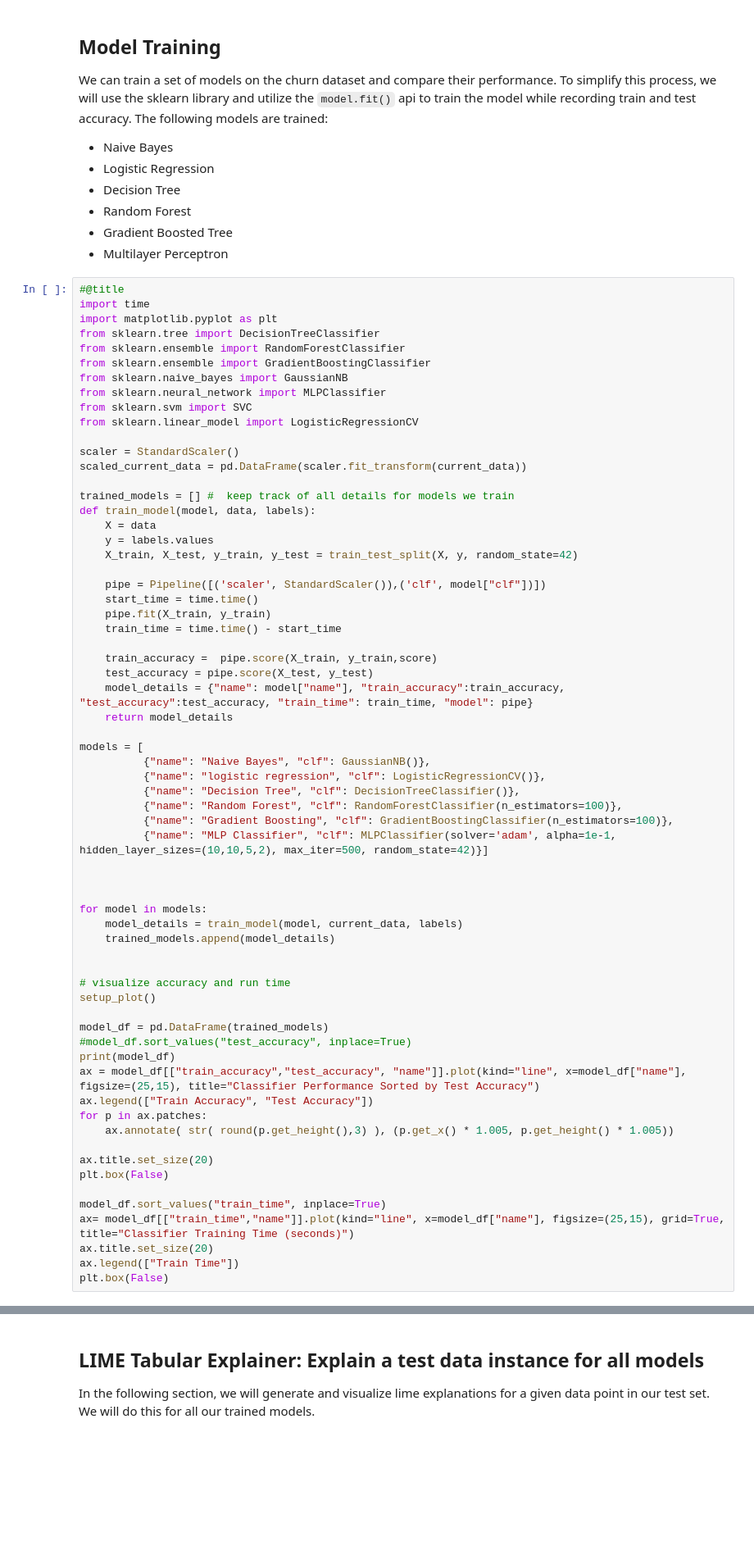
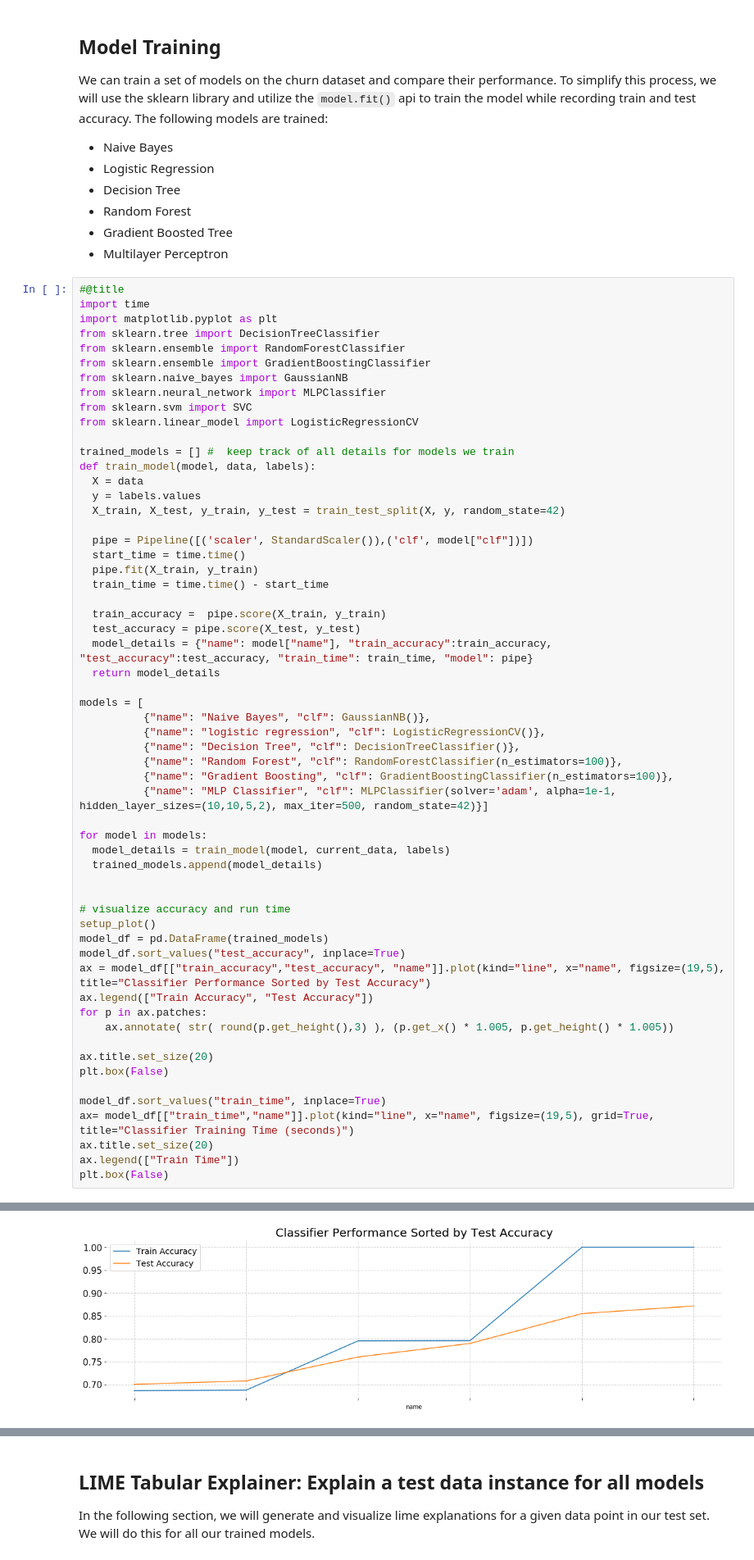
Before and after one commit to binglesley/Project-90106-G28, a Jupyter notebook: Interpretation using SHAP and LIME.ipynb, the cells around one changed output, grey strips where cells are left out. Shown at 82% size. Saved outputs shown, nothing was run; the diff lists cells and outputs as text; blank space fills up the shorter version.

```diff
--- a/Interpretation using SHAP and LIME.ipynb
+++ b/Interpretation using SHAP and LIME.ipynb
@@ -179,24 +162,21 @@ from sklearn.neural_network import MLPClassifier
 from sklearn.svm import SVC
 from sklearn.linear_model import LogisticRegressionCV
 
-scaler = StandardScaler()
-scaled_current_data = pd.DataFrame(scaler.fit_transform(current_data))
-
 trained_models = [] #  keep track of all details for models we train
 def train_model(model, data, labels):
-    X = data
-    y = labels.values
-    X_train, X_test, y_train, y_test = train_test_split(X, y, random_state=42)
+  X = data
+  y = labels.values
+  X_train, X_test, y_train, y_test = train_test_split(X, y, random_state=42)
 
-    pipe = Pipeline([('scaler', StandardScaler()),('clf', model["clf"])])
-    start_time = time.time()
-    pipe.fit(X_train, y_train)
-    train_time = time.time() - start_time
+  pipe = Pipeline([('scaler', StandardScaler()),('clf', model["clf"])])
+  start_time = time.time()
+  pipe.fit(X_train, y_train)
+  train_time = time.time() - start_time
 
-    train_accuracy =  pipe.score(X_train, y_train,score)
-    test_accuracy = pipe.score(X_test, y_test)
-    model_details = {"name": model["name"], "train_accuracy":train_accuracy, "test_accuracy":test_accuracy, "train_time": train_time, "model": pipe}
-    return model_details
+  train_accuracy =  pipe.score(X_train, y_train)
+  test_accuracy = pipe.score(X_test, y_test)
+  model_details = {"name": model["name"], "train_accuracy":train_accuracy, "test_accuracy":test_accuracy, "train_time": train_time, "model": pipe}
+  return model_details
 
 models = [
           {"name": "Naive Bayes", "clf": GaussianNB()},
@@ -206,20 +186,16 @@ models = [
           {"name": "Gradient Boosting", "clf": GradientBoostingClassifier(n_estimators=100)},
           {"name": "MLP Classifier", "clf": MLPClassifier(solver='adam', alpha=1e-1, hidden_layer_sizes=(10,10,5,2), max_iter=500, random_state=42)}]
 
-
-
 for model in models:
-    model_details = train_model(model, current_data, labels)
-    trained_models.append(model_details)
+  model_details = train_model(model, current_data, labels)
+  trained_models.append(model_details)
 
 
 # visualize accuracy and run time
 setup_plot()
-
 model_df = pd.DataFrame(trained_models)
-#model_df.sort_values("test_accuracy", inplace=True)
-print(model_df)
-ax = model_df[["train_accuracy","test_accuracy", "name"]].plot(kind="line", x=model_df["name"], figsize=(25,15), title="Classifier Performance Sorted by Test Accuracy")
+model_df.sort_values("test_accuracy", inplace=True)
+ax = model_df[["train_accuracy","test_accuracy", "name"]].plot(kind="line", x="name", figsize=(19,5), title="Classifier Performance Sorted by Test Accuracy")
 ax.legend(["Train Accuracy", "Test Accuracy"])
 for p in ax.patches:
     ax.annotate( str( round(p.get_height(),3) ), (p.get_x() * 1.005, p.get_height() * 1.005))
@@ -228,7 +204,7 @@ ax.title.set_size(20)
 plt.box(False)
 
 model_df.sort_values("train_time", inplace=True)
-ax= model_df[["train_time","name"]].plot(kind="line", x=model_df["name"], figsize=(25,15), grid=True, title="Classifier Training Time (seconds)")
+ax= model_df[["train_time","name"]].plot(kind="line", x="name", figsize=(19,5), grid=True, title="Classifier Training Time (seconds)")
 ax.title.set_size(20)
 ax.legend(["Train Time"])
 plt.box(False)
@@ -236,0 +212 @@ NameError: name 'score' is not defined
+[figure, added]
```
Also changed, not shown: parts of 21 cells of this notebook.
